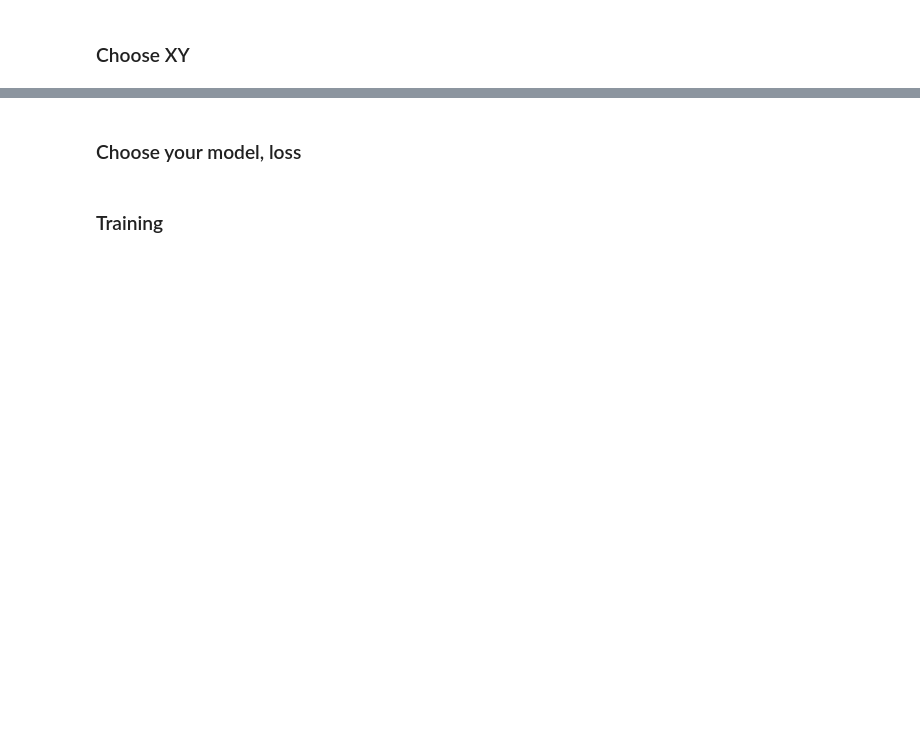
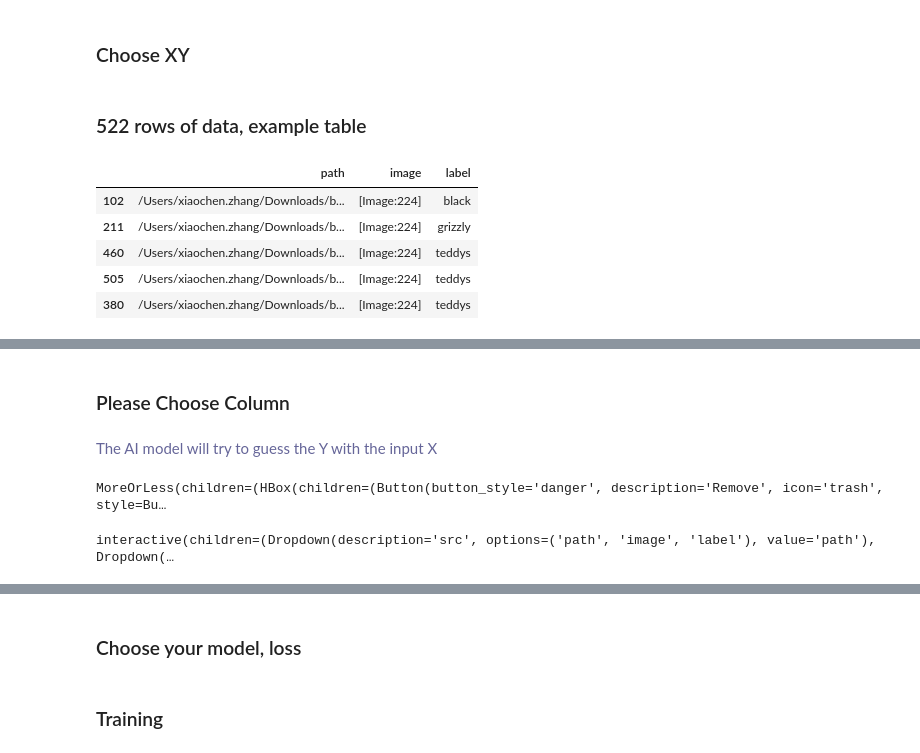
Before and after one commit to tcengine/tai-chi, a Jupyter notebook: nbs/unpackai_dev_plan.ipynb, the cells around one changed output, grey strips where cells are left out. Drawn from its saved outputs; the diff is of its cells as text; code cells hidden in the pictures; blank space fills up the shorter version.

```diff
--- a/nbs/unpackai_dev_plan.ipynb
+++ b/nbs/unpackai_dev_plan.ipynb
@@ -651,7 +665,7 @@ class QuantifyImage(Quantify):
     def __init__(
         self,
         mean_: LIST(["imagenet", "0.5 x 3"]) = "imagenet",
-        std: LIST(["imagenet", "0.5 x 3"]) = "imagenet",
+        std_: LIST(["imagenet", "0.5 x 3"]) = "imagenet",
     ):
         if type(mean_) == str:
             if mean_ == "imagenet":
@@ -676,6 +690,9 @@ class QuantifyImage(Quantify):
             tfm.Normalize(mean=mean_, std=std_),
         ])
 
+    def __repr__(self):
+        return f"Quantify Image to tensors:{self.transform}"
+
     def __call__(self, list_of_image):
         return self.transform(list_of_image)
 
@@ -692,12 +709,14 @@ class QuantifyCategory(Quantify):
         self.min_frequency = min_frequency
 
     def adapt(self, column):
-        df = pd.DataFrame(df)
         value_counts = pd.DataFrame(column.value_counts())
         categories = np.array(
-            list(value_counts.index[value_counts.values > self.min_frequency]))
+            list(value_counts.index[value_counts.values.reshape(-1) > self.min_frequency]))
         self.category = Category(arr=categories, pad_mst=True)
         self.num_category = len(self.category)
+
+    def __repr__(self):
+        return f"Quantify Category:{self.category}"
 
     def __call__(self, list_of_strings):
         return torch.LongTensor(self.category.c2i[np.array(list_of_strings)])
@@ -796,6 +810,2 @@ TaiChiDataset(bear_df)[1]
 # %% [markdown]
 ### Choose XY
-# %%
-def choose_xy(df):
-    global phase
-    _, sample_row = next(df.iterrows())
@@ -801,0 +866,10 @@ def choose_xy(df):
+# %%
+choose_xy(bear_df)
+# %% [output]
+522 rows of data, example table
+|  | path | image | label |
+| 102 | /Users/xiaochen.zhang/Downloads/b... | [Image:224] | black |
+| 211 | /Users/xiaochen.zhang/Downloads/b... | [Image:224] | grizzly |
+| 460 | /Users/xiaochen.zhang/Downloads/b... | [Image:224] | teddys |
+| 505 | /Users/xiaochen.zhang/Downloads/b... | [Image:224] | teddys |
+| 380 | /Users/xiaochen.zhang/Downloads/b... | [Image:224] | teddys |
@@ -801,0 +877,4 @@ def choose_xy(df):
+Please Choose Column
+The AI model will try to guess the Y with the input X
+MoreOrLess(children=(HBox(children=(Button(button_style='danger', description='Remove', icon='trash', style=Bu…
+interactive(children=(Dropdown(description='src', options=('path', 'image', 'label'), value='path'), Dropdown(…
```
Also changed, not shown: parts of 15 cells of this notebook.
